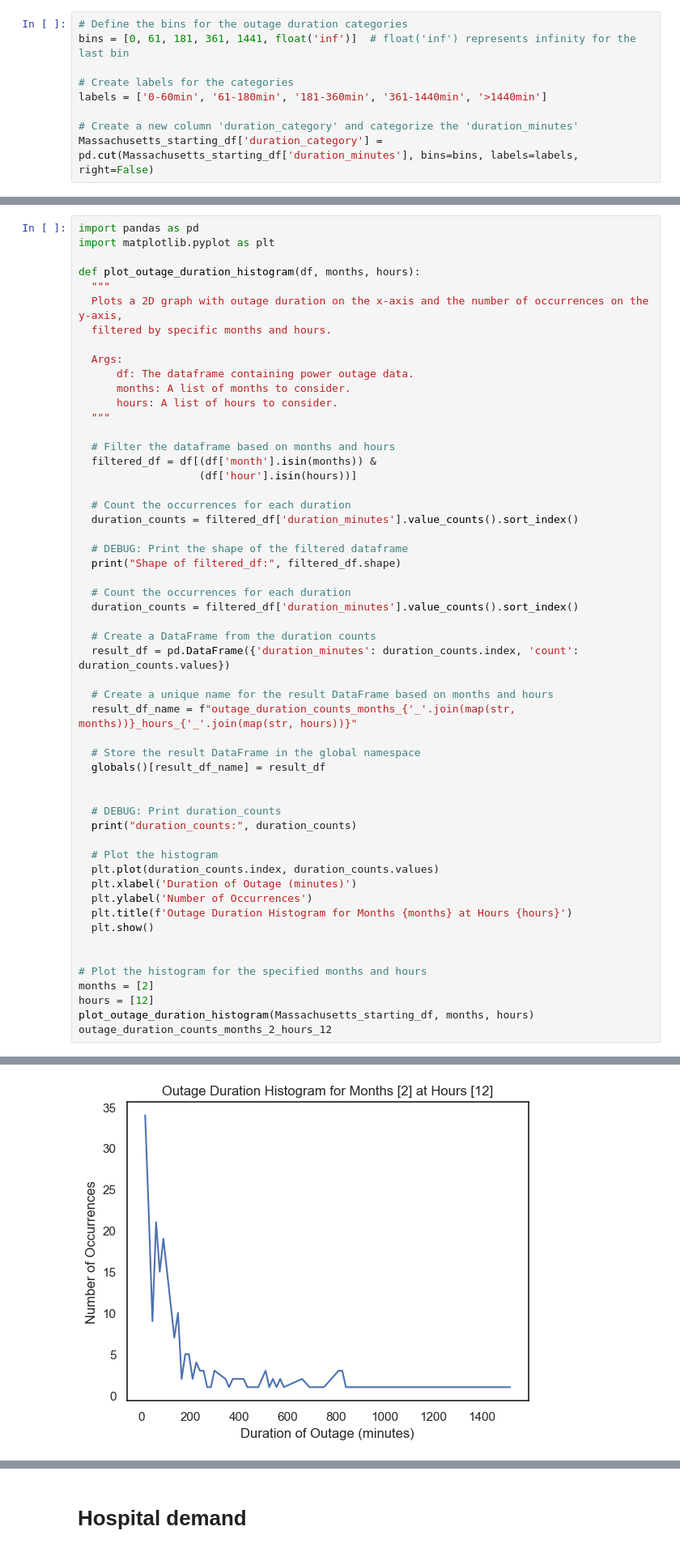
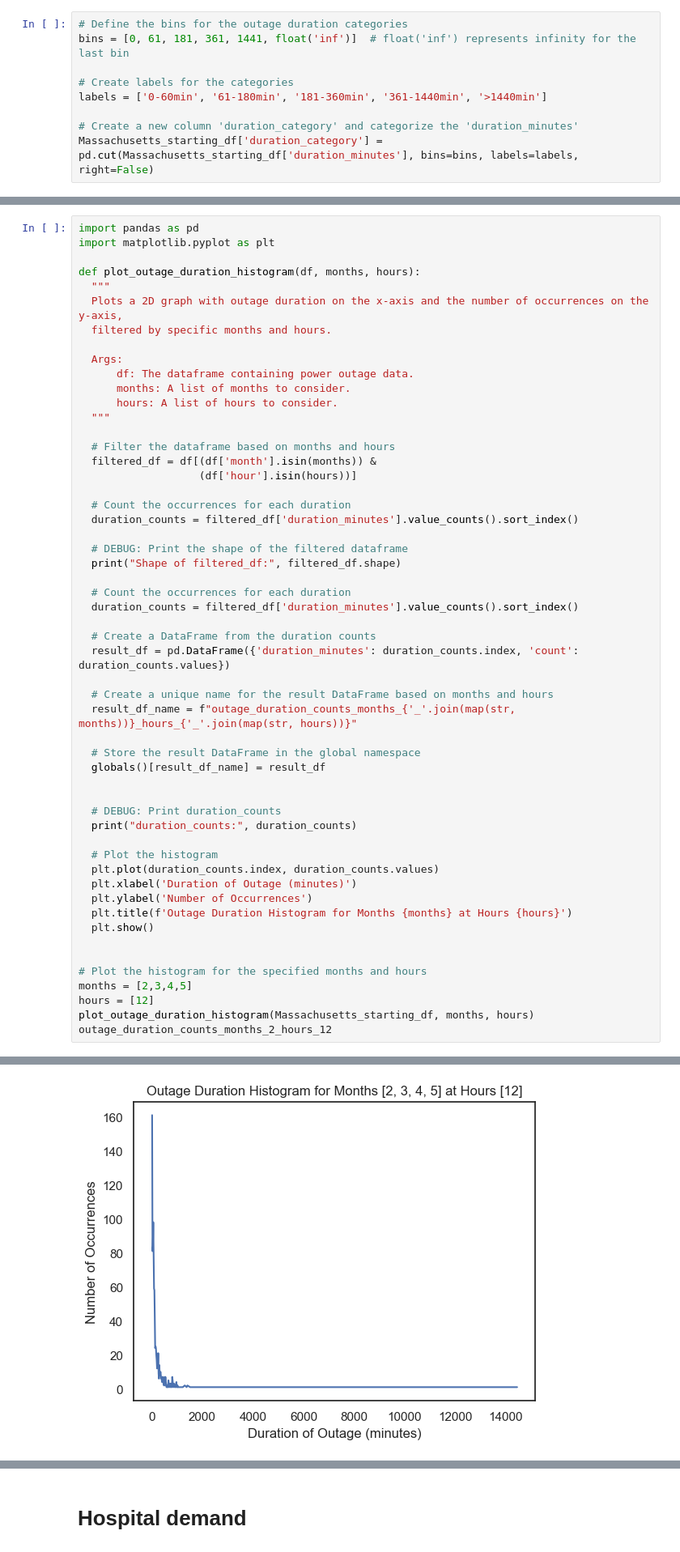
Before and after one commit to JonasSchweiger/Power_Outages_Code, a Jupyter notebook: Power_Outages_new.ipynb, the cells around one changed output, grey strips where cells are left out. Shown at 81% size. Drawn from its saved outputs; the diff is of its cells as text.

```diff
--- a/Power_Outages_new.ipynb
+++ b/Power_Outages_new.ipynb
@@ -903,7 +926,7 @@ def plot_outage_duration_histogram(df, months, hours):
 
 
 # Plot the histogram for the specified months and hours
-months = [2]
+months = [2,3,4,5]
 hours = [12]
 plot_outage_duration_histogram(Massachusetts_starting_df, months, hours)
 outage_duration_counts_months_2_hours_12
@@ -928 +948 @@ Name: count, dtype: int64
-[figure, old version]
+[figure, new version]
```
Also changed, not shown: parts of 9 cells of this notebook.
